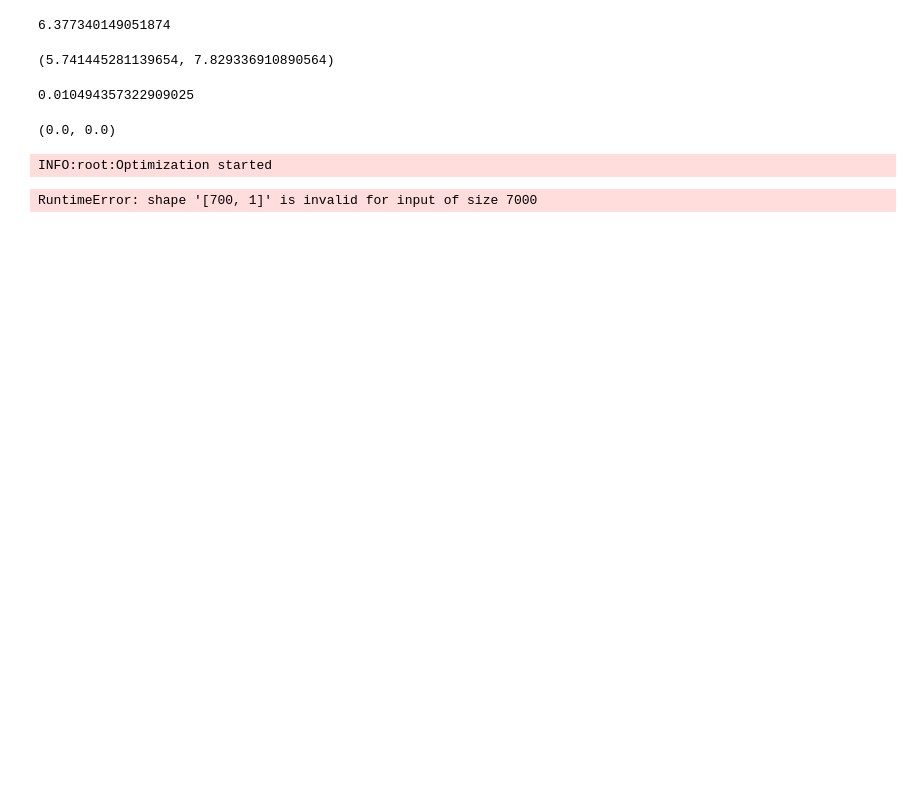
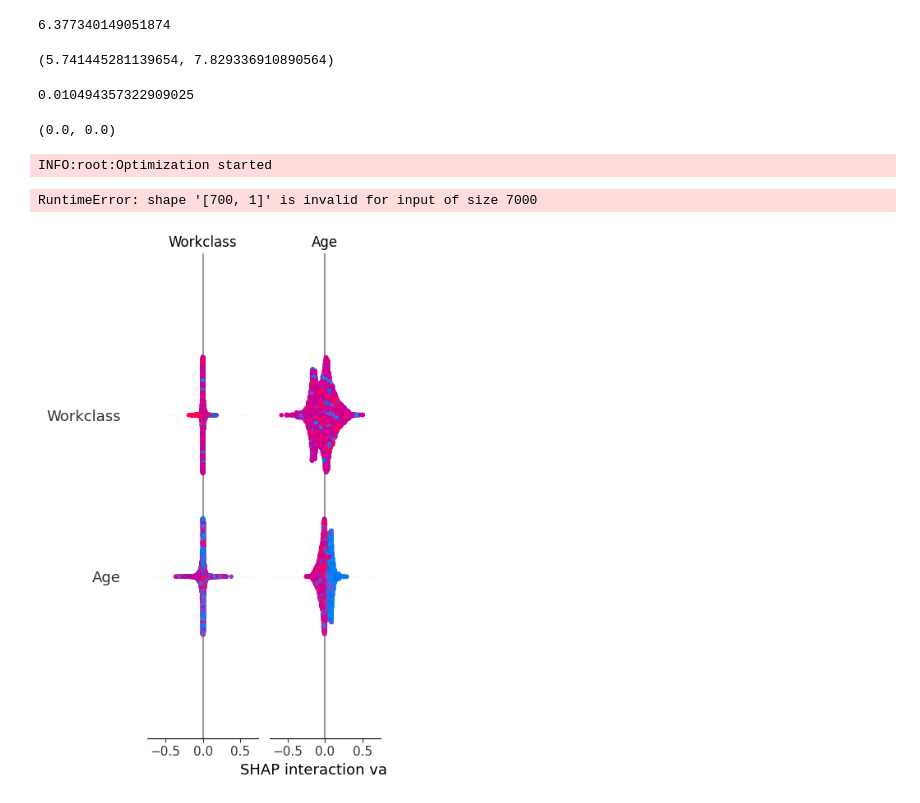
Before and after one commit to youlei202/distributional-counterfactual-explanation, a Jupyter notebook: mnist.ipynb, the cells around one changed output. Cells and saved outputs as stored; diff of their text form; code cells hidden in the pictures; blank space fills up the shorter version.

```diff
--- a/mnist.ipynb
+++ b/mnist.ipynb
@@ -409,3 +409,37 @@ latex_code = combined.to_latex(index=False, formatters=formatters,
                                caption="[\\textit{{German-Credit}}] Data points of factual and counterfactual distributions.", label="tab:german-credit")
 
 print(latex_code)
+# %%
+import shap
+import numpy as np
+import pandas as pd
+from sklearn.model_selection import train_test_split
+from sklearn.ensemble import RandomForestClassifier
+
+# Generate synthetic data for demonstration purposes
+np.random.seed(0)
+X, y = shap.datasets.adult()
+X_train, X_test, y_train, y_test = train_test_split(X, y, test_size=0.2, random_state=42)
+
+# Train a simple model (Random Forest Classifier)
+model = RandomForestClassifier(n_estimators=100, random_state=42)
+model.fit(X_train, y_train)
+
+# Create an explainer object
+explainer = shap.Explainer(model, X_train)
+
+# Calculate SHAP values for a single instance (e.g., the first instance in the test set)
+sample_idx = 0
+shap_values = explainer.shap_values(X_test.iloc[sample_idx, :])
+
+# Calculate SHAP values for the entire test set
+shap_values_all = explainer.shap_values(X_test)
+
+# Visualize a summary plot for the entire test set
+shap.summary_plot(shap_values_all, X_test, feature_names=X.columns)
+
+# You can also visualize individual predictions
+# shap.initjs()
+# shap.force_plot(explainer.expected_value[1], shap_values_all[1][sample_idx], X_test.iloc[sample_idx, :])
+# %% [output]
+[figure, added]
```
Also changed, not shown: parts of 3 cells of this notebook, 11 other files.
